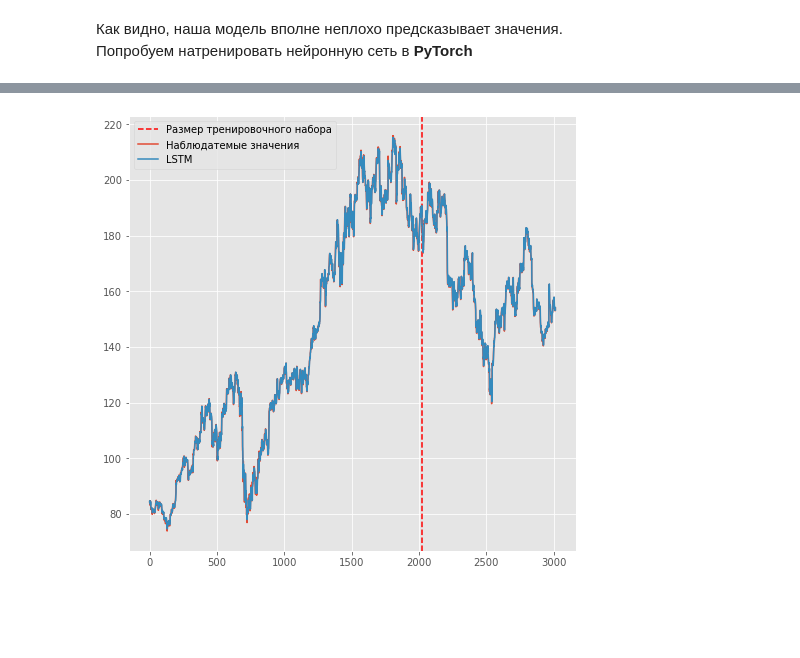
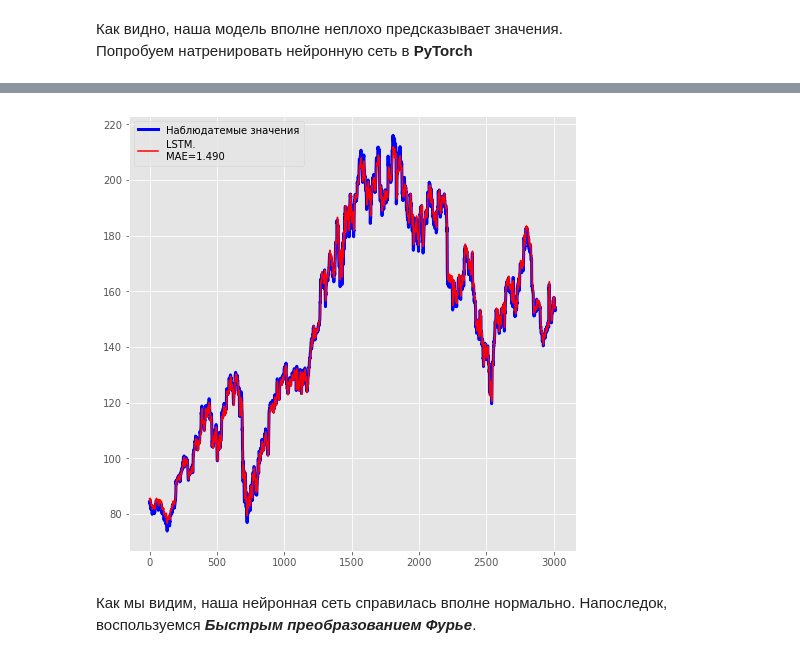
Before and after one commit to LuxAeterna311/DS-researches, a Jupyter notebook: Stocks analysis.ipynb, the cells around one changed output, grey strips where cells are left out. Saved outputs shown, nothing was run; the diff lists cells and outputs as text; code cells hidden in the pictures; blank space fills up the shorter version.

```diff
--- a/Stocks analysis.ipynb
+++ b/Stocks analysis.ipynb
@@ -677,19 +678,23 @@ Epoch: 1900, loss: 0.00013
 # %%
 lstm.eval()
 train_predict = lstm(dataX)
 
 data_predict = train_predict.data.numpy()
 dataY_plot = dataY.data.numpy()
 
 data_predict = sc.inverse_transform(data_predict)
+# data_predict = pd.DataFrame(data_predict, index = IBM_high.index[:IBM_high.shape[0] - 5])
 dataY_plot = sc.inverse_transform(dataY_plot)
+# dataY_plot = pd.DataFrame(dataY_plot, index = IBM_high.index[:IBM_high.shape[0] - 5])
 
-plt.axvline(x=train_size, c='r', linestyle='--', label = "Размер тренировочного набора")
-
-plt.plot(dataY_plot, label = "Наблюдатемые значения")
-plt.plot(data_predict, label = "LSTM")
+# plt.axvline(x=train_size, c='r', linestyle='--', label = "Размер тренировочного набора")
+plt.plot(dataY_plot, color = "b", linewidth = 3, label = "Наблюдатемые значения")
+plt.plot(data_predict, color = "r", label = "LSTM.\nMAE=%.3f" %
+        mean_absolute_error(data_predict, dataY_plot))
 plt.legend()
-# plt.savefig("LSTM.png")
+plt.savefig("LSTM.png")
 plt.show()
 # %% [output]
-[figure, old version]
+[figure, new version]
+# %% [markdown]
+Как мы видим, наша нейронная сеть справилась вполне нормально. Напоследок, воспользуемся ***Быстрым преобразованием Фурье***.
```
Also changed, not shown: parts of 10 cells of this notebook.
